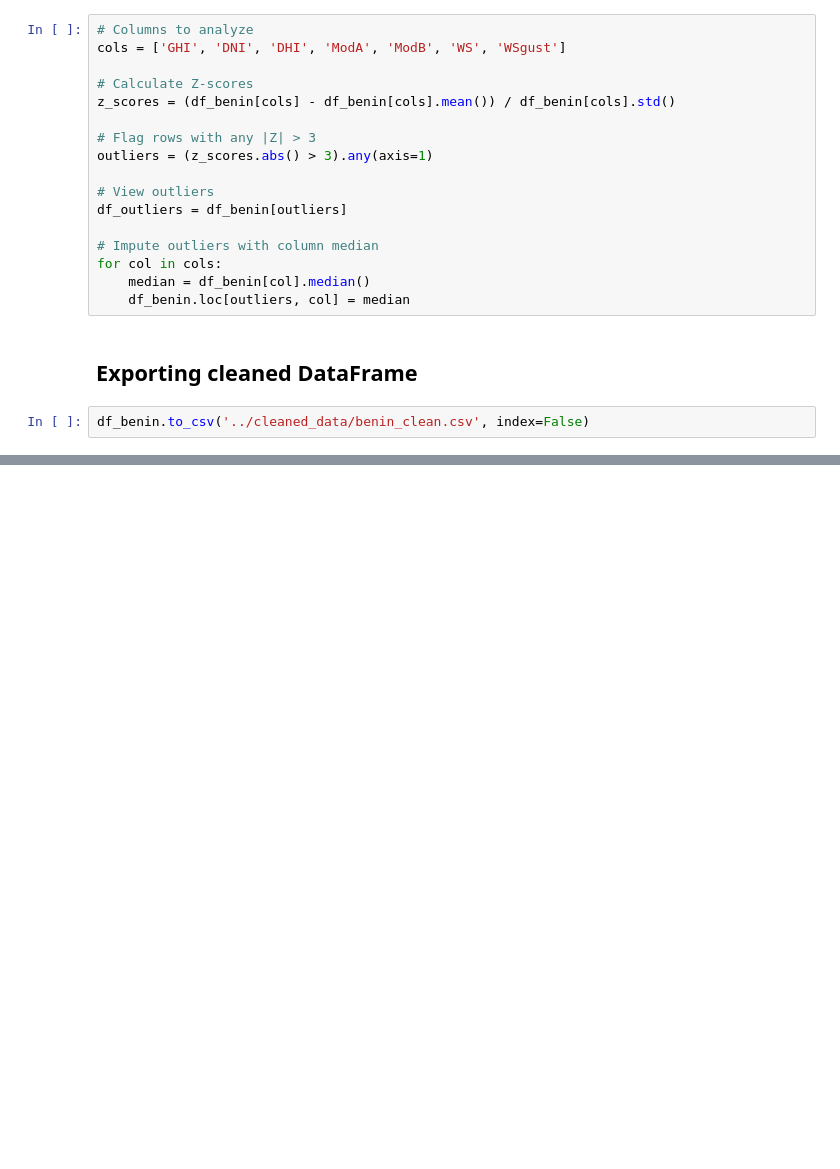
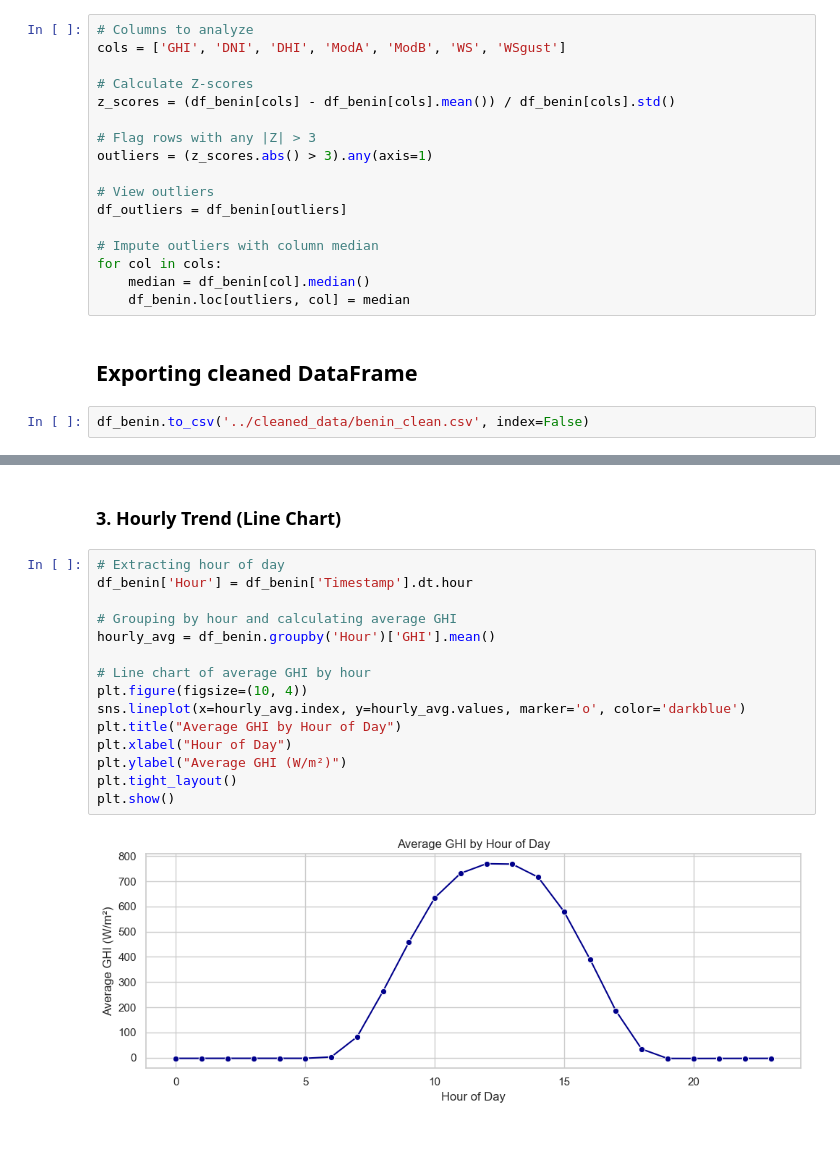
Before and after one commit to OliyadTeshome/Solar_Strategy_Insights, a Jupyter notebook: notebooks/benin__eda.ipynb, the cells around one changed output, grey strips where cells are left out. Saved outputs shown, nothing was run; the diff lists cells and outputs as text; blank space fills up the shorter version.

```diff
--- a/notebooks/benin__eda.ipynb
+++ b/notebooks/benin__eda.ipynb
@@ -142,0 +182,21 @@ plt.show()
+# %% [markdown]
+### 3. Hourly Trend (Line Chart)
+# %%
+# Extracting hour of day
+df_benin['Hour'] = df_benin['Timestamp'].dt.hour
+
+# Grouping by hour and calculating average GHI
+hourly_avg = df_benin.groupby('Hour')['GHI'].mean()
+
+# Line chart of average GHI by hour
+plt.figure(figsize=(10, 4))
+sns.lineplot(x=hourly_avg.index, y=hourly_avg.values, marker='o', color='darkblue')
+plt.title("Average GHI by Hour of Day")
+plt.xlabel("Hour of Day")
+plt.ylabel("Average GHI (W/m²)")
+plt.tight_layout()
+plt.show()
+# %% [output]
+[figure, added]
+# %% [markdown]
+###
```
Also changed, not shown: parts of 5 cells of this notebook.
